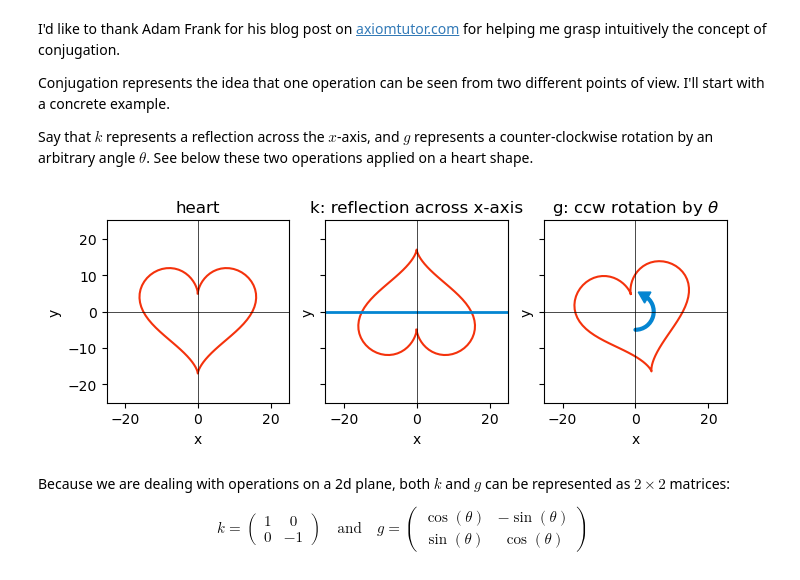
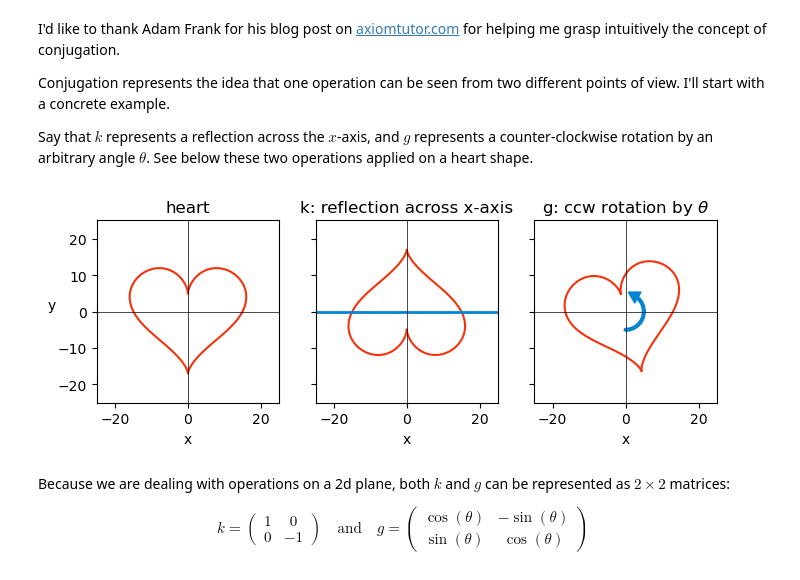
Before and after one commit to yairmau/double-cover, a Jupyter notebook: math_fundamentals/conjugation.ipynb, the cells around one changed output. Drawn from its saved outputs; the diff is of its cells as text; code cells hidden in the pictures.

```diff
--- a/math_fundamentals/conjugation.ipynb
+++ b/math_fundamentals/conjugation.ipynb
@@ -66,27 +66,28 @@ oblique_axis_minus_theta_plus_theta = rotate(theta) @ oblique_axis_minus_theta
 # %%
 #| code-summary: plot k and g applied to a heart shape
 fig, ax = plt.subplots(1, 3, sharey=True, figsize=(8, 4))
 ax[0].plot(heart[0], heart[1], color=red)
 ax[0].axhline(0, color='black', lw=0.5)
 ax[0].axvline(0, color='black', lw=0.5)
 ax[0].set_aspect('equal')
-ax[0].set(xlabel='x', ylabel='y', title='heart', xlim=x_oblique_axis, ylim=x_oblique_axis)
+ax[0].set(xlabel='x', title='heart', xlim=x_oblique_axis, ylim=x_oblique_axis)
+ax[0].set_ylabel('y', rotation=0)
 
 ax[1].plot(heart_x[0], heart_x[1], color=red)
 ax[1].axhline(0, color=blue, lw=2)
 ax[1].axvline(0, color='black', lw=0.5)
 ax[1].set_aspect('equal')
-ax[1].set(xlabel='x', ylabel='y', title='k: reflection across x-axis', xlim=x_oblique_axis, ylim=x_oblique_axis)
+ax[1].set(xlabel='x', title='k: reflection across x-axis', xlim=x_oblique_axis, ylim=x_oblique_axis)
 
 heart_15 = rotate(np.pi/12) @ heart
 ax[2].plot(heart_15[0], heart_15[1], color=red)
 ax[2].axhline(0, color='black', lw=0.5)
 ax[2].axvline(0, color='black', lw=0.5)
 ax[2].set_aspect('equal')
-ax[2].set(xlabel='x', ylabel='y', title=r'g: ccw rotation by $\theta$', xlim=x_oblique_axis, ylim=x_oblique_axis)
+ax[2].set(xlabel='x', title=r'g: ccw rotation by $\theta$', xlim=x_oblique_axis, ylim=x_oblique_axis)
 drawCirc(ax[2],radius=10,centX=0,centY=0,angle_=270,theta2_=150, color_=blue);
 # %% [output]
-[figure, old version]
+[figure, new version]
 # %% [markdown]
 Because we are dealing with operations on a 2d plane, both $k$ and $g$ can be represented as $2\times2$ matrices:
 
```
Also changed, not shown: parts of 4 cells of this notebook, 5 other files.
